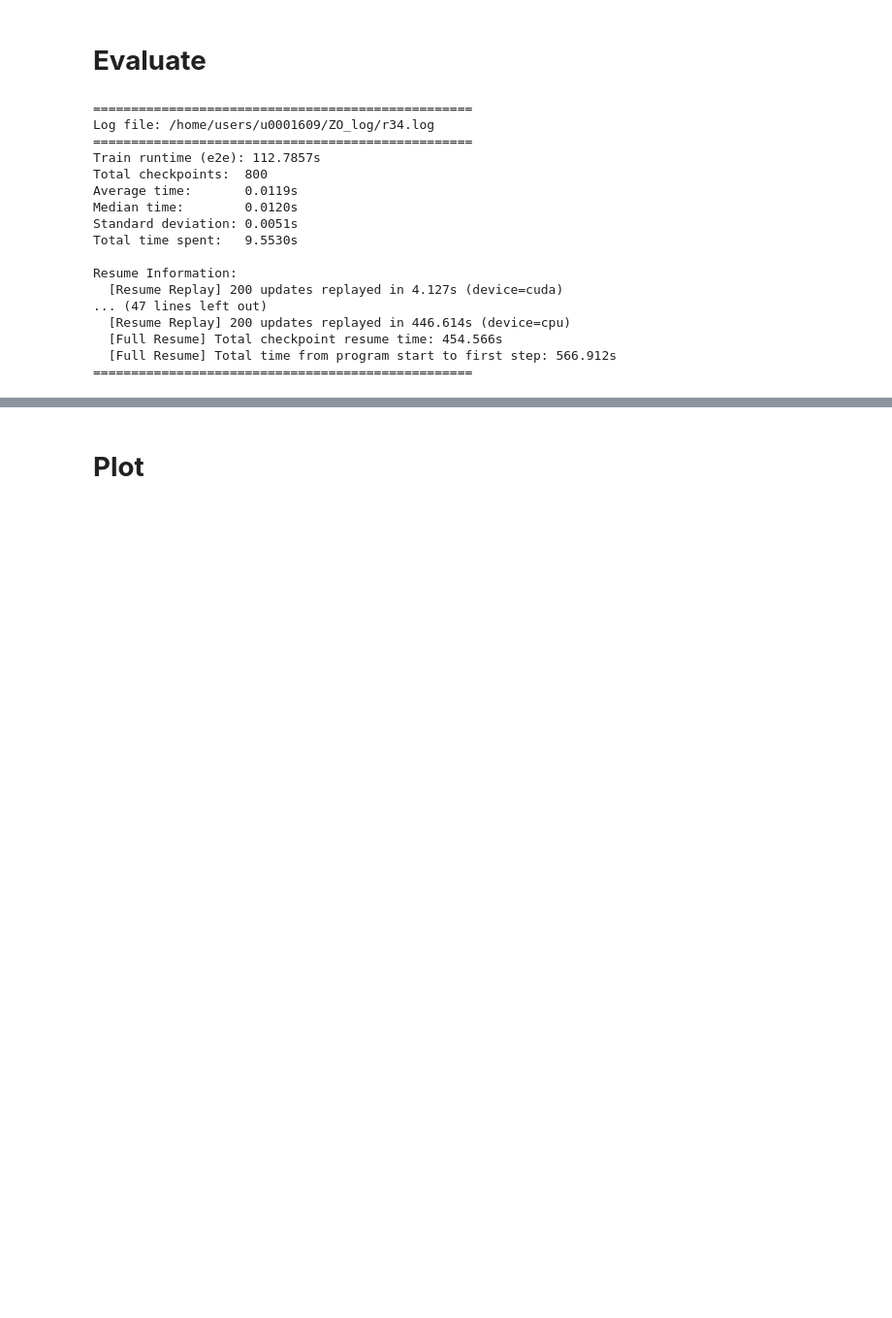
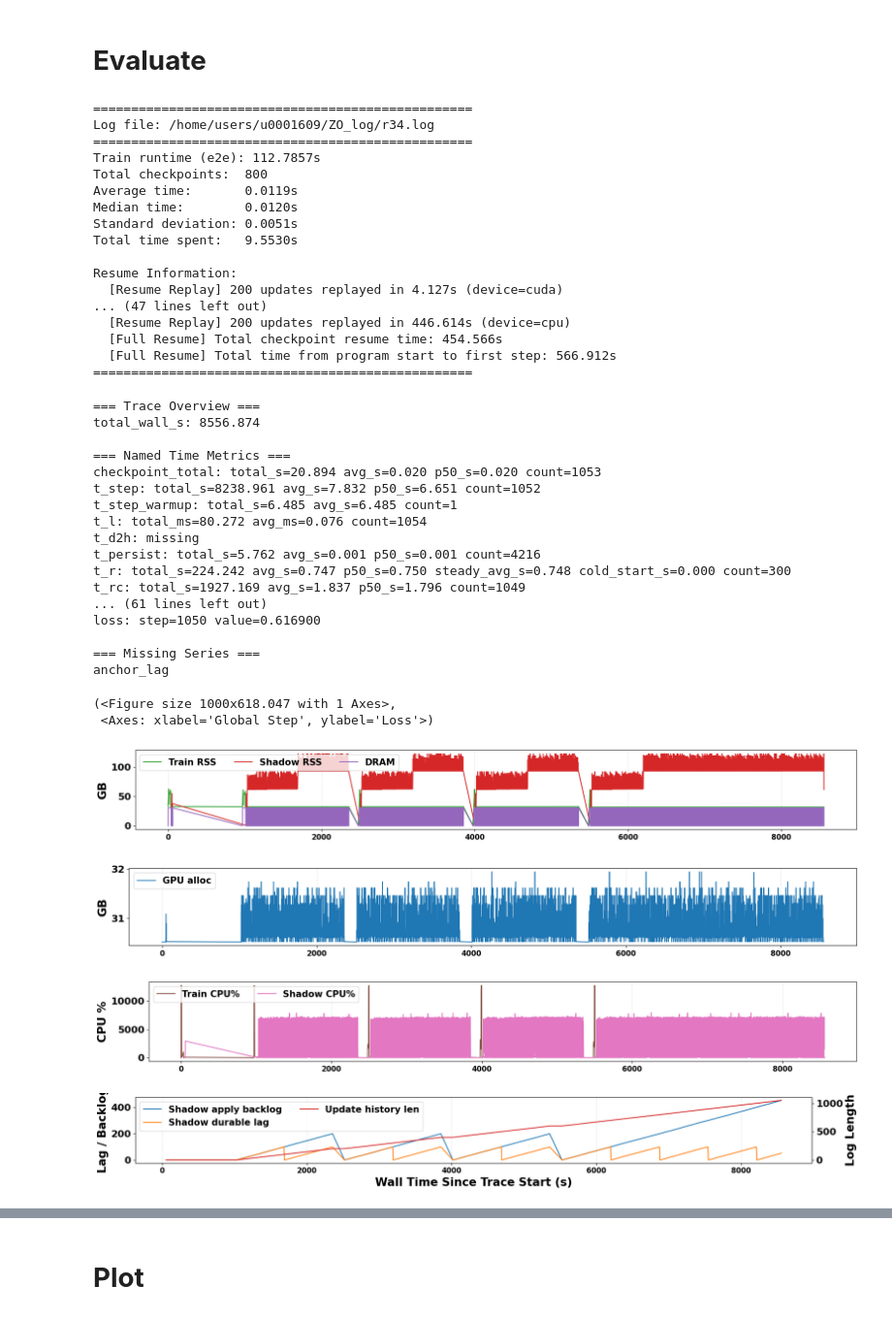
Before and after one commit to SunMinqiu/NonStopZO2, a Jupyter notebook: experiments/Eval_and_Plot.ipynb, the cells around one changed output, grey strips where cells are left out. Shown at 97% size. Saved outputs shown, nothing was run; the diff lists cells and outputs as text; code cells hidden in the pictures; blank space fills up the shorter version.

```diff
--- a/experiments/Eval_and_Plot.ipynb
+++ b/experiments/Eval_and_Plot.ipynb
@@ -1060,3 +1059,53 @@ Resume Information:
   [Full Resume] Total checkpoint resume time: 454.566s
   [Full Resume] Total time from program start to first step: 566.912s
 ==================================================
+# %%
+from pathlib import Path
+import sys, importlib
+
+TRAIN_NAME = "115_multi_fail"
+TRACE_FILE = f"/home/users/u0001609/zo_trace/zo_trace_{TRAIN_NAME}.jsonl"
+
+REPO_ROOT = Path("/home/users/u0001609/NonStopZO2")
+sys.path.insert(0, str(REPO_ROOT / "tools"))
+
+import visualize_trace as vt
+vt = importlib.reload(vt)
+
+trace = vt.load_trace(TRACE_FILE)
+summary = vt.summarize_trace(trace)
+vt.print_summary(summary)
+
+# vt.plot_timeline(trace)
+vt.plot_resources(trace)
+# 直接传文件路径
+vt.plot_loss_multi([
+    "/home/users/u0001609/zo_trace/zo_trace_115.jsonl",
+    "/home/users/u0001609/zo_trace/zo_trace_115_multi_fail.jsonl",
+    "/home/users/u0001609/zo_trace/zo_trace_Test_Sparse_21.jsonl",
+    "/home/users/u0001609/zo_trace/zo_trace_Test_Sparse_21.jsonl",
+], labels=["No failure", "Multi-failure at step 200, 400, 600", "No failure under Sparse-MeZO", "Sparse-MeZO at step 200, 400, 600"], save="/home/users/u0001609/ZO_plots/train_loss_zoomin.pdf", xlim=(1000, 1060))
+# %% [output]
+=== Trace Overview ===
+total_wall_s: 8556.874
+
+=== Named Time Metrics ===
+checkpoint_total: total_s=20.894 avg_s=0.020 p50_s=0.020 count=1053
+t_step: total_s=8238.961 avg_s=7.832 p50_s=6.651 count=1052
+t_step_warmup: total_s=6.485 avg_s=6.485 count=1
+t_l: total_ms=80.272 avg_ms=0.076 count=1054
+t_d2h: missing
+t_persist: total_s=5.762 avg_s=0.001 p50_s=0.001 count=4216
+t_r: total_s=224.242 avg_s=0.747 p50_s=0.750 steady_avg_s=0.748 cold_start_s=0.000 count=300
+t_rc: total_s=1927.169 avg_s=1.837 p50_s=1.796 count=1049
+... (61 lines left out)
+loss: step=1050 value=0.616900
+
+=== Missing Series ===
+anchor_lag
+(<Figure size 1000x618.047 with 1 Axes>,
+ <Axes: xlabel='Global Step', ylabel='Loss'>)
+[figure, added]
+[figure, added]
+[figure, added]
+[figure, added]
```
Also changed, not shown: parts of 9 cells of this notebook, 22 other files.
